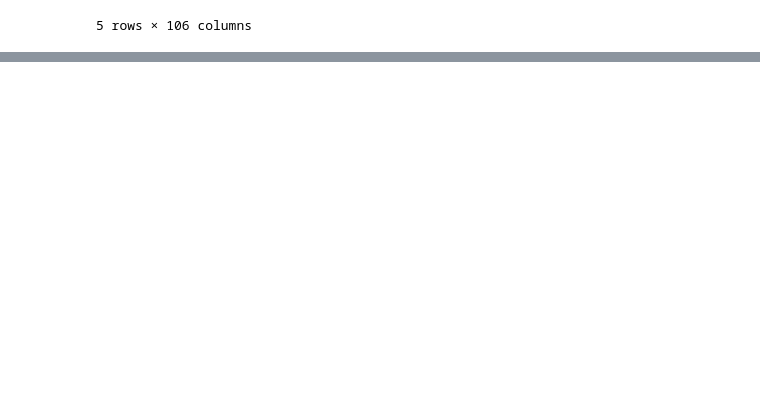
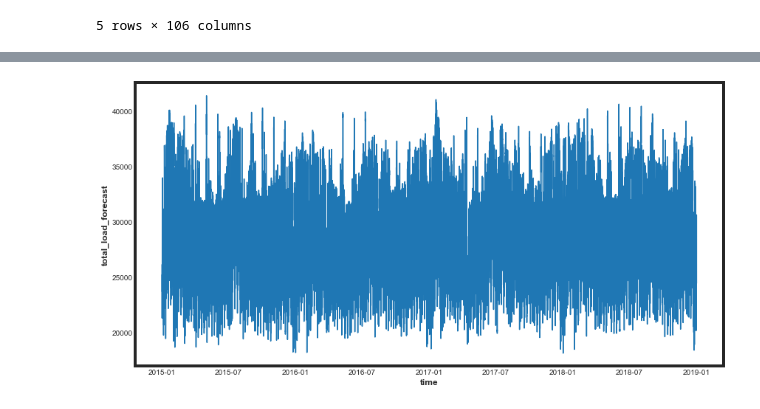
Before and after one commit to joshfuchs/DataScience_projects, a Jupyter notebook: Energy Generation and Weather Forecasting.ipynb, the cells around one changed output, grey strips where cells are left out. Saved outputs shown, nothing was run; the diff lists cells and outputs as text; code cells hidden in the pictures; blank space fills up the shorter version.

Commit message:
started data viz

```diff
--- a/Energy Generation and Weather Forecasting.ipynb
+++ b/Energy Generation and Weather Forecasting.ipynb
@@ -462,0 +506,8 @@ Valencia 5.0
+# %%
+plt.figure(figsize=(12,6))
+
+sns.lineplot(x='time',y='total_load_forecast',data=energy_weather)
+
+plt.show()
+# %% [output]
+[figure, added]
```
Also changed, not shown: parts of 14 cells of this notebook.
